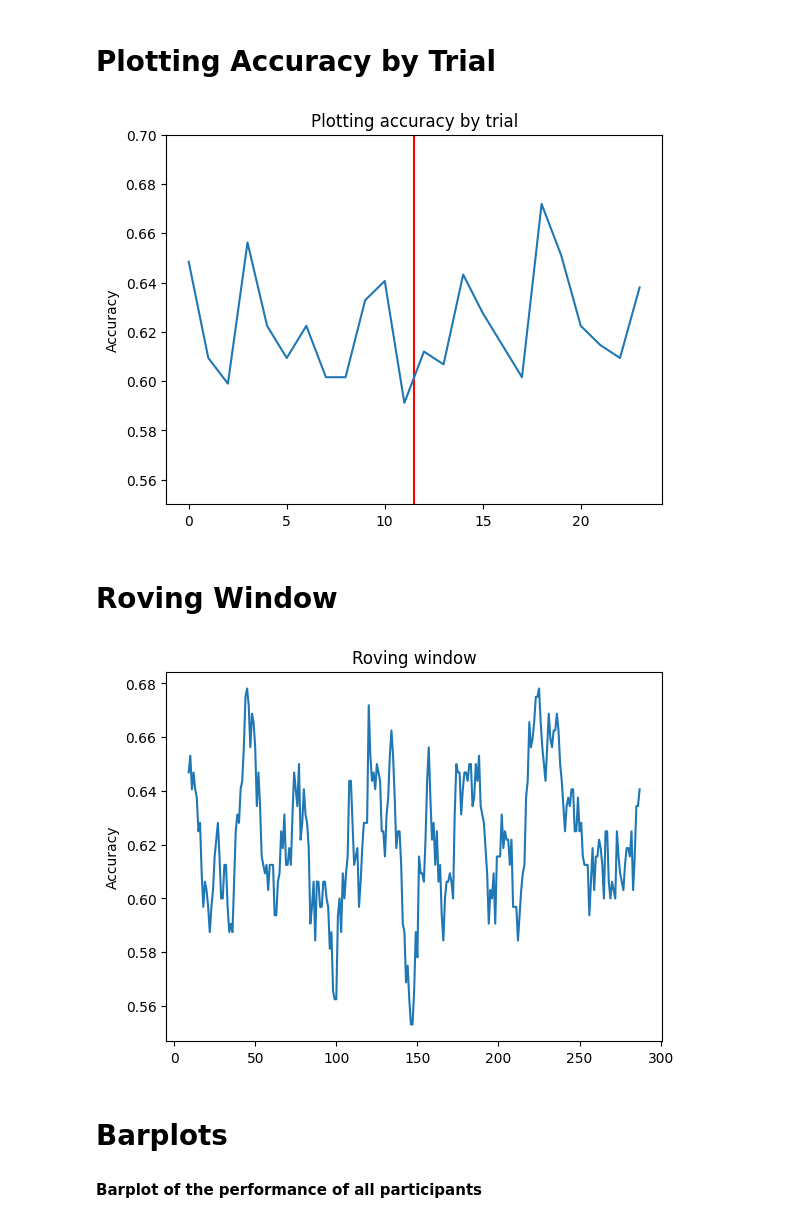
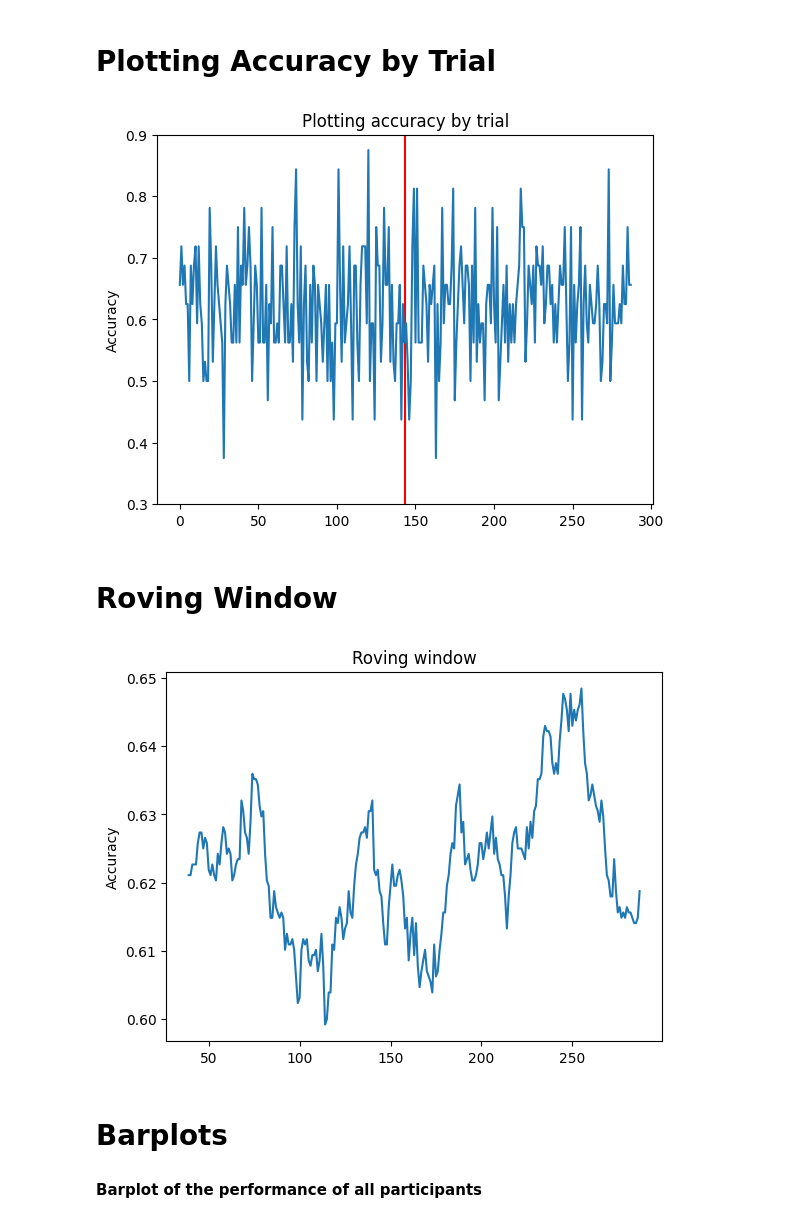
Before and after one commit to Lucakaemmer/tDCS_tACS, a Jupyter notebook: data_analysis/jp_plotting.ipynb, the cells around one changed output. Cells and saved outputs as stored; diff of their text form; code cells hidden in the pictures.

```diff
--- a/data_analysis/jp_plotting.ipynb
+++ b/data_analysis/jp_plotting.ipynb
@@ -76,15 +76,15 @@ graph_mean_run_layered(mean_run_measure=mean_run_RT, run_error=run_error_RT, ymi
 # %% [markdown]
 # Plotting Accuracy by Trial
 # %%
-plot_by_trial(data=trials_average, resolution=12, ymin=0.55, ymax=0.7, trial_start=0, trial_finish=288)
+plot_by_trial(data=trials_average, resolution=1, ymin=0.3, ymax=0.9, trial_start=0, trial_finish=288)
 # %% [output]
-[figure, old version]
+[figure, new version]
 # %% [markdown]
 # Roving Window
 # %%
-roving_window(data=trials_average, window=10)
+roving_window(data=trials_average, window=40)
 # %% [output]
-[figure, old version]
+[figure, new version]
 # %% [markdown]
 # Barplots
 #### Barplot of the performance of all participants
```
Also changed, not shown: 2 other files.
